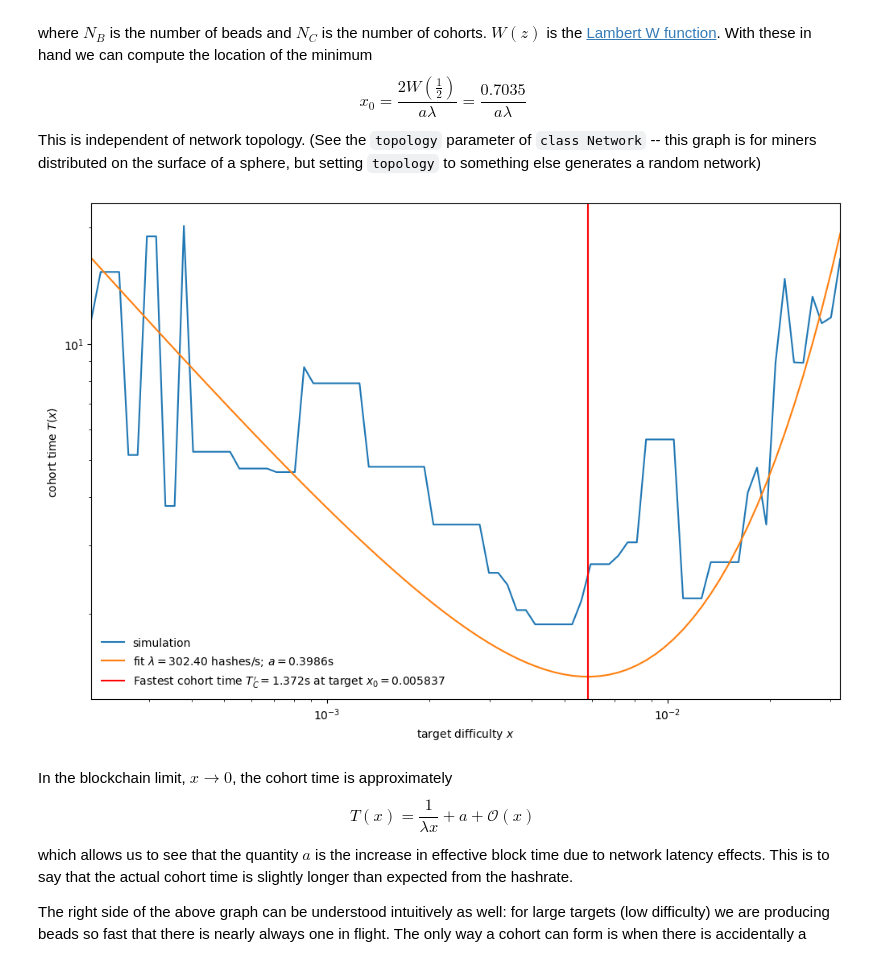
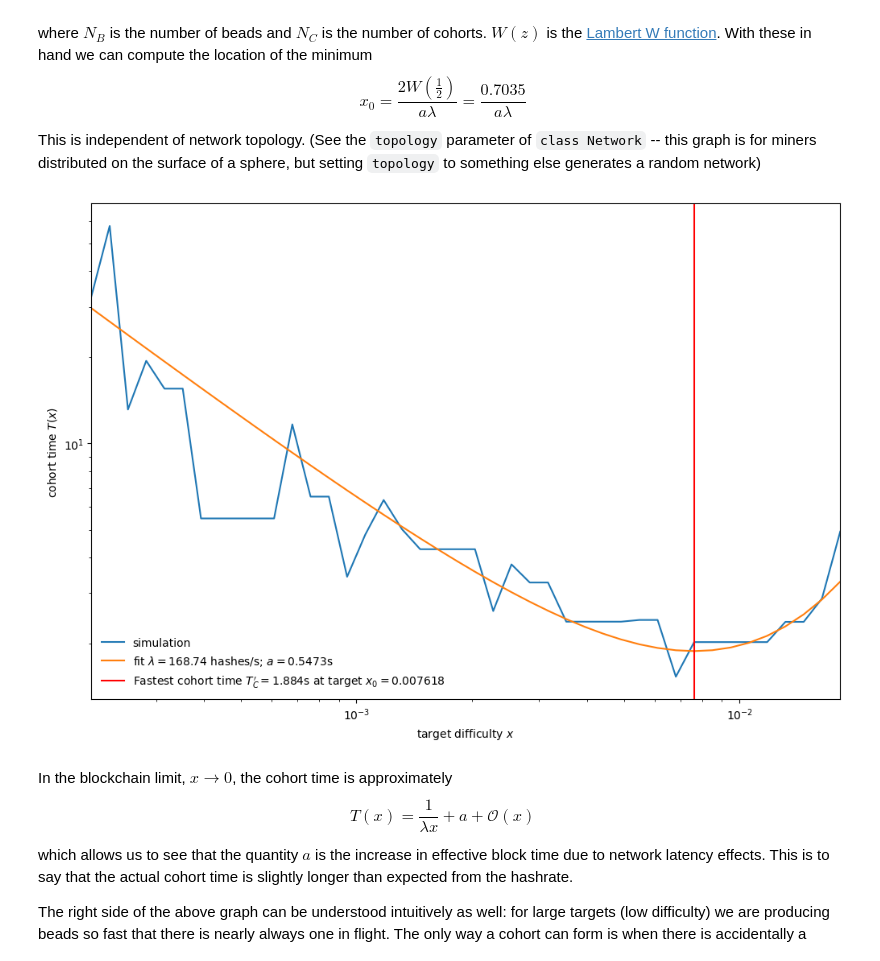
Before and after one commit to samkennerly/braidcoin, a Jupyter notebook: books/quick.ipynb, the cells around one changed output. Saved outputs shown, nothing was run; the diff lists cells and outputs as text; code cells hidden in the pictures.

```diff
--- a/books/quick.ipynb
+++ b/books/quick.ipynb
@@ -20,7 +20,7 @@ mpl.rcParams['figure.figsize'] = [12,8]
 from braids import *        # All the good stuff is in braids.py
 # %%
 N_CPUS = cpu_count()
-N_COHORTS = 5
+N_COHORTS = 8
 
 REPO = Path.cwd().resolve().parent
 OUTPATH = REPO / 'output/cohort_times.csv'
@@ -30,10 +30,12 @@ With 25 nodes this means that each "tick" there is a $\sim 2.4\%$ chance that th
 
 The network has a random topology of nodes, distributed on the surface of a sphere.  Each node is connected to 4 other nodes, with a latency given by their arc distance on the sphere.  A network with a low target (high dificulty) is blockchain-like, with an occasional diamond in it, which Bitcoin would orphan.  `TICKSIZE=0.1` so time is incremented by a tenth of a second with each iteration, and beads are propagated to connected nodes and delivered after a time interval given by their latency.
 # %%
-try: del n                         # this is here so that if you re-execute this block, it will create a new network
-except: pass
-n = Network(25, target=2**246)     # A smaller network or lower target makes thinner braids
-for dummy in range(500): n.tick(mine=False)
+# A smaller network or lower target makes thinner braids
+
+n = Network(25, target=2**246)
+for dummy in range(500):
+    n.tick(mine=False)
+
 b = n.nodes[0].braids[0]
 b.plot(numbervertices=True);
 # %% [output]
@@ -42,7 +44,9 @@ b.plot(numbervertices=True);
 Keeping the same network `n`, let's increase the target (decrease the difficulty) to produce a thicker braid.  Also, this time let's actually mine, to see that the graphs are the same.  The number of iterations until this node mines a bead is given by the [geometric distribution](https://en.wikipedia.org/wiki/Geometric_distribution).  This may give a computational speedup for graphing under the right circumstances.  (It's no speedup with this example)
 # %%
 n.reset(target=2**249)
-for dummy in range(200): n.tick(mine=True)
+for dummy in range(200):
+    n.tick(mine=True)
+
 b = n.nodes[0].braids[0]
 b.plot(numbervertices=True);
 # %% [output]
@@ -101,7 +109,7 @@ def gettimes(n, difficulty, ncohorts):
                 sum([m[3] for m in result]), sum([m[4] for m in result]))
     return reduce(parmap(job, n, difficulty, ncohorts / N_CPUS))
 
-for difficulty in np.exp(np.arange(-8.5, -3.375, 0.0625)):
+for difficulty in np.logspace(-8.5, -4, base=np.exp(1), num=42):
 
     # Skip calculations that were already done in a previous loop
     if(any([x[0]==difficulty for x in dctimes])):
@@ -116,7 +124,7 @@ for difficulty in np.exp(np.arange(-8.5, -3.375, 0.0625)):
 
 
 # Save results to CSV
-cols = 'target_difficulty mean_cohort_time n_beads n_cohorts cpu_time'.split()
-data = pd.DataFrame(dctimes, columns = cols)
-data.to_csv(OUTPATH)
+dccols = 'target_difficulty mean_cohort_time n_beads n_cohorts cpu_time'.split()
+dcdata = pd.DataFrame(dctimes, columns = dccols)
+dcdata.to_csv(OUTPATH)
 # %% [output]
@@ -160,25 +168,25 @@ This is independent of network topology.  (See the `topology` parameter of `clas
 is for miners distributed on the surface of a sphere, but setting `topology` to something else generates
 a random network)
 # %%
-x = np.array([p[0] for p in dctimes])
-y = np.array([p[1] for p in dctimes])
+x = dcdata['target_difficulty']
+y = dcdata['mean_cohort_time']
 
 def f(x,lam,a):
     return 1/lam/x+a*np.exp(a*lam*x)
 
 ((lam,a),dummy) = scipy.optimize.curve_fit(f, x, y, [100, 1])
 
 plt.loglog(x, y, label='simulation')
 plt.loglog(x, f(x, lam, a), label='fit $\\lambda=%3.2f$ hashes/s; $a=%1.4f$s'%(lam,a))
 plt.xlabel("target difficulty $x$")
 plt.ylabel("cohort time $T(x)$")
 
 x0 = np.real(2*scipy.special.lambertw(1/2)/a/lam)
 plt.axvline(x0, label="Fastest cohort time $T_C^\\prime=%1.3f$s at target $x_0=%f$"%(f(x0,lam,a),x0), color='red')
-plt.xlim(x[0], x[-1])
+plt.xlim(x.min(), x.max())
 plt.legend(loc='lower left', frameon=False);
 # %% [output]
-[figure, old version]
+[figure, new version]
 # %% [markdown]
 In the blockchain limit, $x \to 0$, the cohort time is approximately
 $$
```
Also changed, not shown: parts of 5 cells of this notebook, 1 other file.
